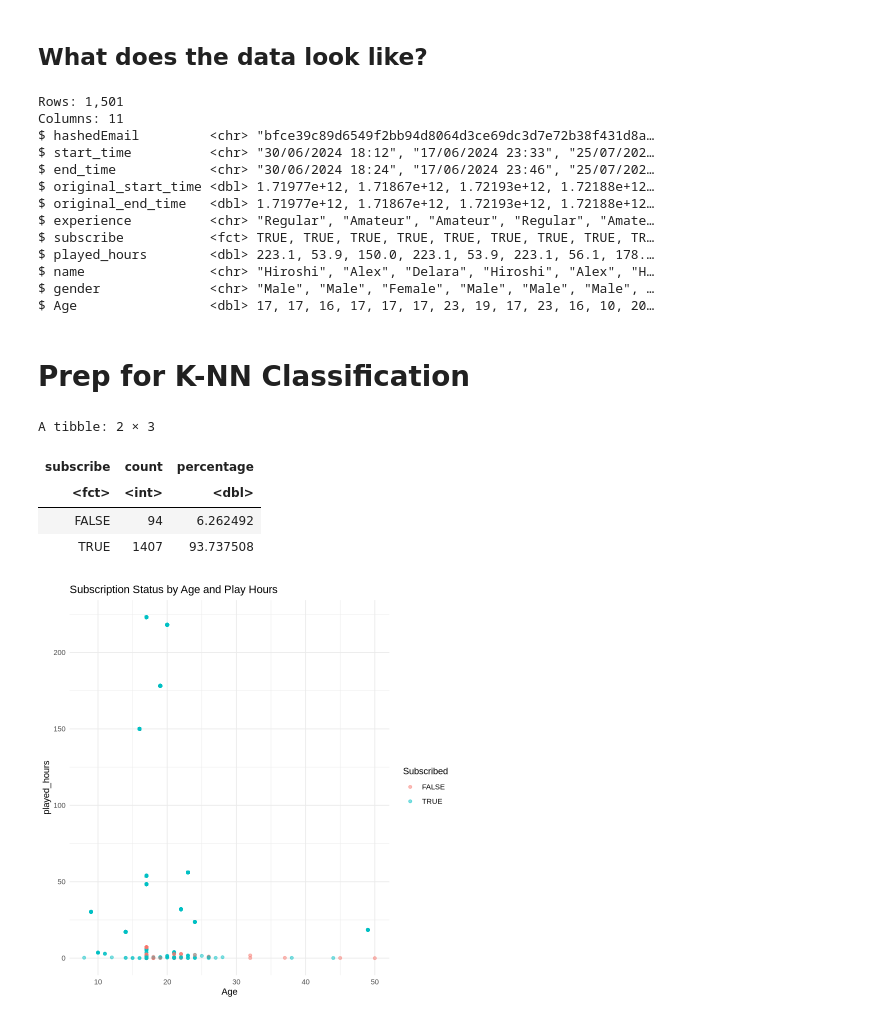
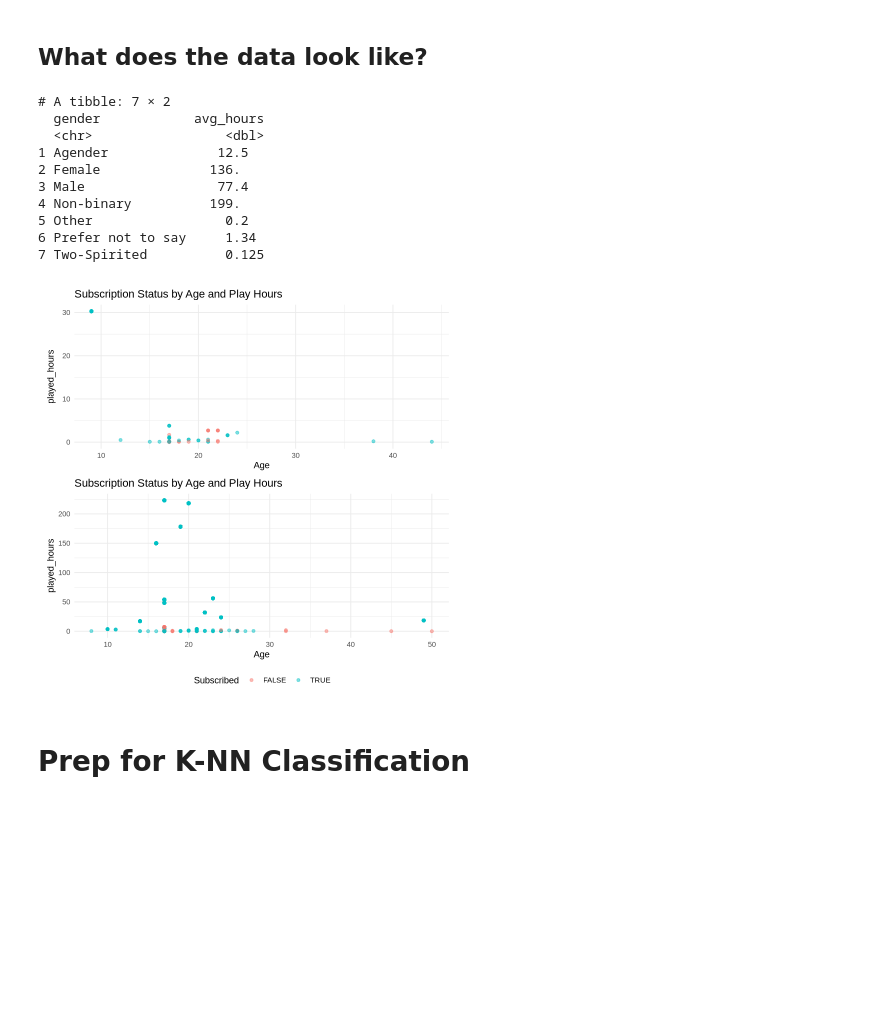
Before and after one commit to TwizzFishy/Minecraft-DSCI100-Project, a Jupyter notebook: R code/DataWrangle.ipynb, the cells around one changed output. Saved outputs shown, nothing was run; the diff lists cells and outputs as text; code cells hidden in the pictures; blank space fills up the shorter version.

```diff
--- a/R code/DataWrangle.ipynb
+++ b/R code/DataWrangle.ipynb
@@ -72,56 +58,50 @@ $ Age                 <dbl> 17, 17, 16, 17, 17, 17, 23, 19, 27, 17, 23, 16, 10
 ## What does the data look like?
 # %%
 set.seed(1)
-
-# make an hours logged column for each observation, where an observation is a single player
-# Predictors: Play experience, hours logged, gender, and age
-# Response: Subscribed to news letter?
-
 gender_play_time <- merged_df |> group_by(gender) |> summarize(avg_hours = mean(played_hours))
-
+print(gender_play_time)
 #Notice, male, female, and non-binary make up a large majority of the player base.
 # For that reason they will be the only predictors
-
 final_df <- merged_df |>   filter(gender %in% c("Female", "Male", "Non-binary")) |> mutate(subscribe = as_factor(subscribe))
-glimpse(final_df)
 # %% [output]
-Rows: 1,501
-Columns: 11
-$ hashedEmail         <chr> "bfce39c89d6549f2bb94d8064d3ce69dc3d7e72b38f431d8a…
-$ start_time          <chr> "30/06/2024 18:12", "17/06/2024 23:33", "25/07/202…
-$ end_time            <chr> "30/06/2024 18:24", "17/06/2024 23:46", "25/07/202…
-$ original_start_time <dbl> 1.71977e+12, 1.71867e+12, 1.72193e+12, 1.72188e+12…
-$ original_end_time   <dbl> 1.71977e+12, 1.71867e+12, 1.72193e+12, 1.72188e+12…
-$ experience          <chr> "Regular", "Amateur", "Amateur", "Regular", "Amate…
-$ subscribe           <fct> TRUE, TRUE, TRUE, TRUE, TRUE, TRUE, TRUE, TRUE, TR…
-$ played_hours        <dbl> 223.1, 53.9, 150.0, 223.1, 53.9, 223.1, 56.1, 178.…
-$ name                <chr> "Hiroshi", "Alex", "Delara", "Hiroshi", "Alex", "H…
-$ gender              <chr> "Male", "Male", "Female", "Male", "Male", "Male", …
-$ Age                 <dbl> 17, 17, 16, 17, 17, 17, 23, 19, 17, 23, 16, 10, 20…
+# A tibble: 7 × 2
+  gender            avg_hours
+  <chr>                 <dbl>
+1 Agender              12.5
+2 Female              136.
+3 Male                 77.4
+4 Non-binary          199.
+5 Other                 0.2
+6 Prefer not to say     1.34
+7 Two-Spirited          0.125
-# %% [markdown]
-# Prep for K-NN Classification
+# %%
+# PLAYER TYPE
+expert_player <- filter(final_df, experience %in% c("Veteran", "Pro"))
+noob_player <- filter(final_df, experience %in% c("Beginner", "Amateur", "Regular"))
 # %%
 set.seed(1)
 
-subscribed <- final_df |>
+pro_plot <- expert_player |>
+  ggplot(aes(x = Age, y = played_hours, color = subscribe)) +
+  geom_point(alpha = 0.5) +
+  labs(title = "Subscription Status by Age and Play Hours", color = "Subscribed") +
+  theme_minimal()
+noob_plot <- noob_player |>
   ggplot(aes(x = Age, y = played_hours, color = subscribe)) +
   geom_point(alpha = 0.5) +
   labs(title = "Subscription Status by Age and Play Hours", color = "Subscribed") +
   theme_minimal()
 
 num_obs <- nrow(final_df)
 summary <- final_df |>
             group_by(subscribe) |>
             summarize(count = n(), percentage = n() / num_obs *100)
-summary
-subscribed
+(pro_plot / noob_plot ) +
+  plot_layout(guides = "collect") & theme(legend.position = "bottom")
 # %% [output]
-A tibble: 2 × 3
-| subscribe | count | percentage |
-| <fct> | <int> | <dbl> |
-| FALSE | 94 | 6.262492 |
-| TRUE | 1407 | 93.737508 |
-[figure, old version]
+[figure, new version]
+# %% [markdown]
+# Prep for K-NN Classification
 # %%
 set.seed(1)
 
```
Also changed, not shown: parts of 10 cells of this notebook, 3 other files.
